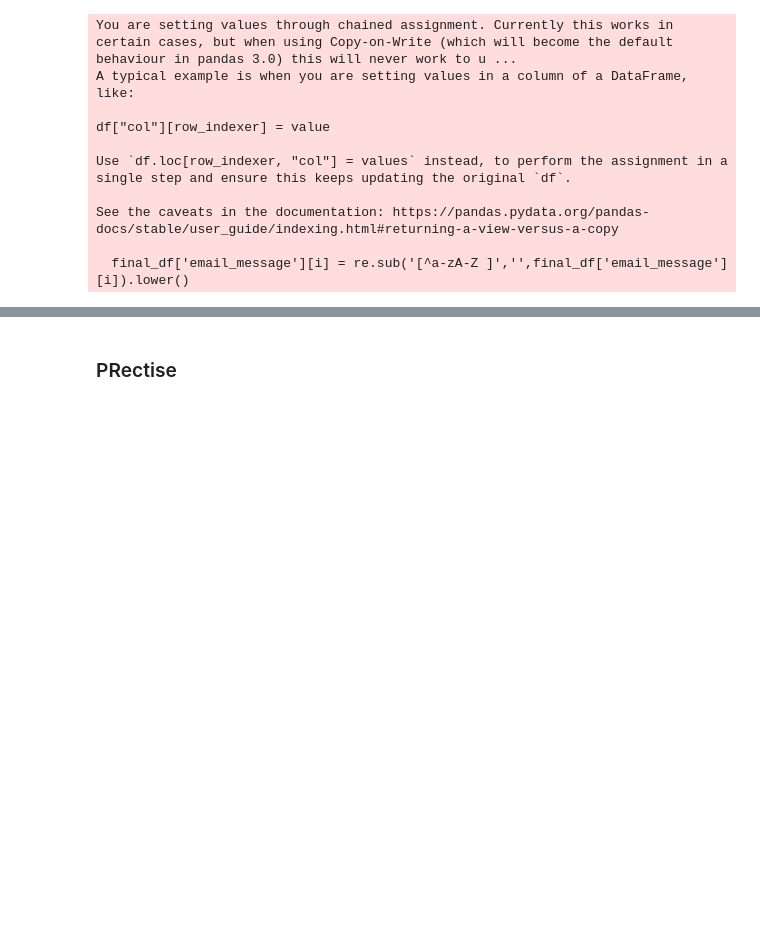
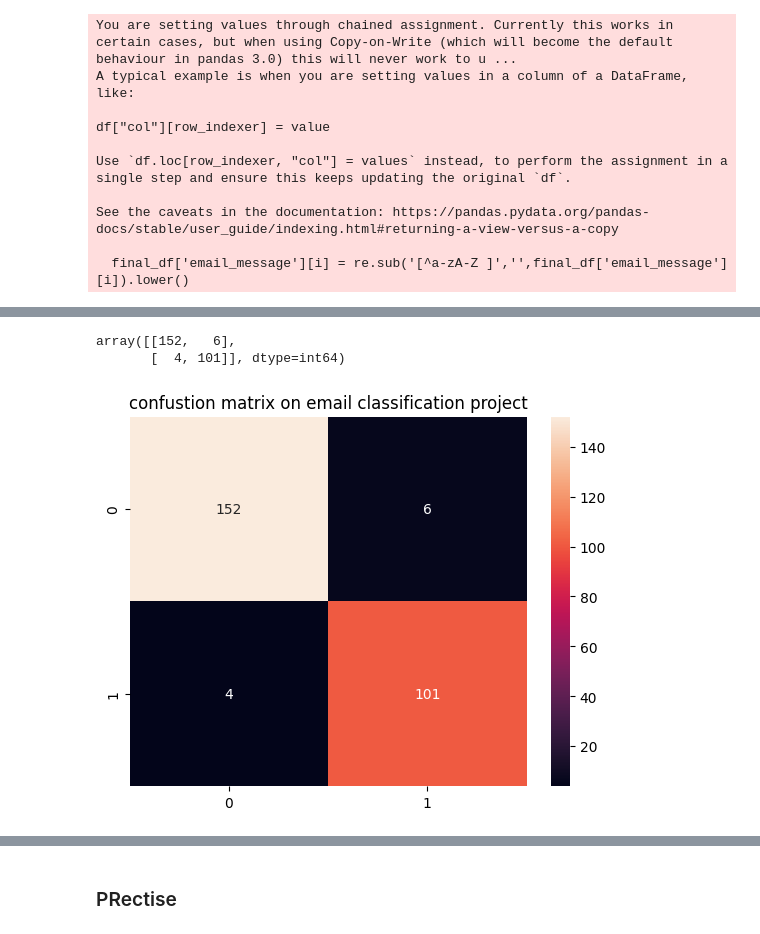
Before and after one commit to upflairs-pvt-ltd/1st_june_data_science, a Jupyter notebook: email_classification/email_project.ipynb, the cells around one changed output, grey strips where cells are left out. Saved outputs shown, nothing was run; the diff lists cells and outputs as text; code cells hidden in the pictures; blank space fills up the shorter version.

```diff
--- a/email_classification/email_project.ipynb
+++ b/email_classification/email_project.ipynb
@@ -160,0 +204,8 @@ array([[0, 0, 0, ..., 0, 0, 0],
+# %%
+## training algorithms
+bnb.fit(x_train,y_train)
+print("BernoulliNB Trained")
+mnb.fit(x_train,y_train)
+print("MultinomialNB Trained")
+GNb.fit(x_train,y_train)
+print('GaussianNB training!')
@@ -160,0 +240,2 @@ array([[0, 0, 0, ..., 0, 0, 0],
+# %%
+prediction = mnb.predict(x_test)
@@ -160,0 +273,6 @@ array([[0, 0, 0, ..., 0, 0, 0],
+# %%
+pred = list(prediction)
+actual = list(y_test)
+
+comparison_df = pd.DataFrame({"Actual":actual,'Prediction':pred})
+comparison_df.head()
@@ -160,0 +299,12 @@ array([[0, 0, 0, ..., 0, 0, 0],
+# %%
+matrix = confusion_matrix(comparison_df['Actual'] , comparison_df['Prediction'])
+matrix
+# %% [output]
+array([[152,   6],
+       [  4, 101]], dtype=int64)
+# %%
+sns.heatmap(matrix,annot=True,fmt='d')
+plt.title('confustion matrix on email classification project')
+plt.show()
+# %% [output]
+[figure, added]
```
Also changed, not shown: parts of 33 cells of this notebook, 4 other files.
